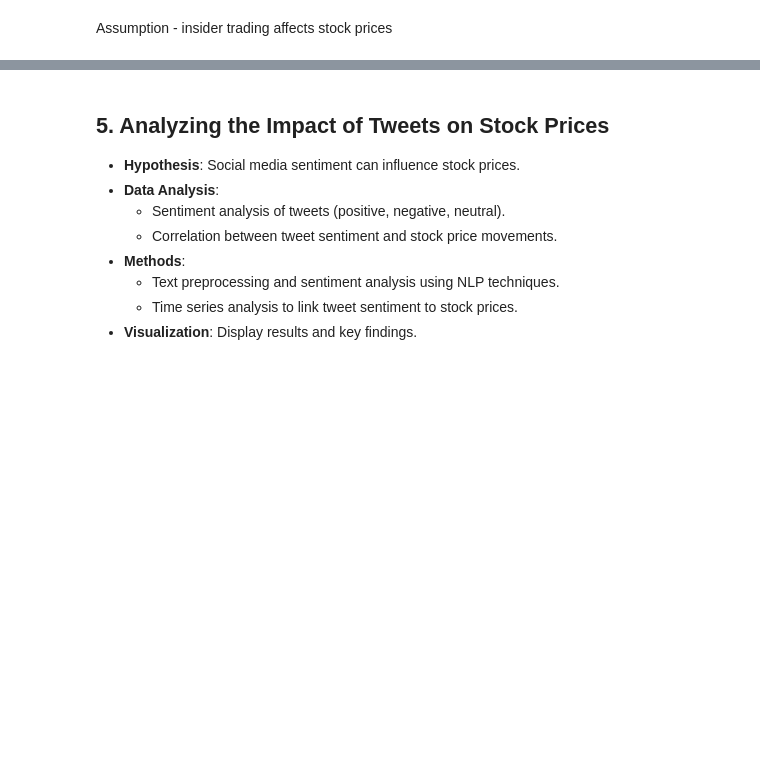
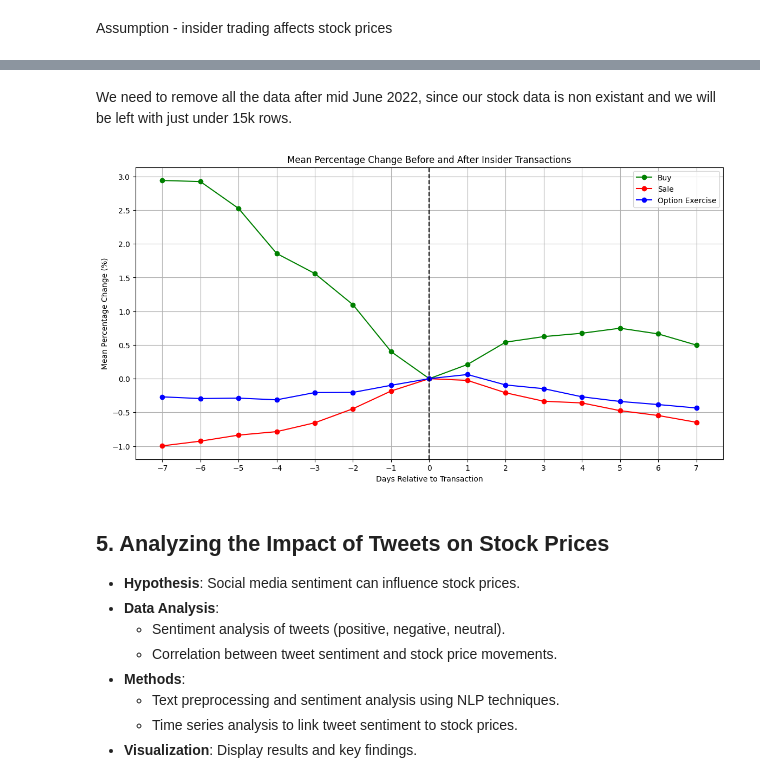
Before and after one commit to thunder913/Data-Science, a Jupyter notebook: stock_analysis.ipynb, the cells around one changed output, grey strips where cells are left out. Drawn from its saved outputs; the diff is of its cells as text; code cells hidden in the pictures; blank space fills up the shorter version.

```diff
--- a/stock_analysis.ipynb
+++ b/stock_analysis.ipynb
@@ -809,3 +731,71 @@ plt.show()
+# %% [markdown]
+We need to remove all the data after mid June 2022, since our stock data is non existant and we will be left with just under 15k rows.
+# %%
+insider_stock_data = insider_stock_data.drop(insider_stock_data[insider_stock_data.date >= '2022-06-15'].index)
+# %%
+insider_stock_data['current_date_price'] = insider_stock_data.date
+# %%
+for day in range(-1, event_window_start - 1, -1):
+    insider_stock_data = adjust_and_merge_dates(insider_stock_data, stock_data_tidy, day)
+
+for day in range(0, event_window_end + 1, 1):
+    insider_stock_data = adjust_and_merge_dates(insider_stock_data, stock_data_tidy, day)
+# %%
+insider_stock_data = calculate_percentage_changes(insider_stock_data, 'close')
+# %%
+import pandas as pd
+import matplotlib.pyplot as plt
+
+# Assuming `insider_stock_data` is your DataFrame
+
+# Step 1: Filter data by transaction type
+buy_data = insider_stock_data[insider_stock_data['transaction'] == 'Buy']
+sale_data = insider_stock_data[insider_stock_data['transaction'] == 'Sale']
+option_exercise_data = insider_stock_data[insider_stock_data['transaction'] == 'Option Exercise']
+
+# Step 2: Calculate mean percentage change for each day before and after the transaction (1 to 7 days)
+days = list(range(-7, 8))  # -7 to +7 days
+
+# Calculate means for Buy transactions
+buy_means_before = [buy_data[f'change_{abs(day)}_days_before'].mean() for day in range(7, 0, -1)]
+buy_means_after = [buy_data[f'change_{day}_days_after'].mean() for day in range(1, 8)]
+buy_means = buy_means_before + [0] + buy_means_after  # Combine before, 0, and after
+
+# Calculate means for Sale transactions
+sale_means_before = [sale_data[f'change_{abs(day)}_days_before'].mean() for day in range(7, 0, -1)]
+sale_means_after = [sale_data[f'change_{day}_days_after'].mean() for day in range(1, 8)]
+sale_means = sale_means_before + [0] + sale_means_after
+
+# Calculate means for Option Exercise transactions
+option_exercise_means_before = [option_exercise_data[f'change_{abs(day)}_days_before'].mean() for day in range(7, 0, -1)]
+option_exercise_means_after = [option_exercise_data[f'change_{day}_days_after'].mean() for day in range(1, 8)]
+option_exercise_means = option_exercise_means_before + [0] + option_exercise_means_after
+
+# Step 3: Plot the data
+plt.figure(figsize=(14, 7))
+
+# Plot for 'Buy' transactions
+plt.plot(days, buy_means, marker='o', linestyle='-', color='green', label='Buy')
+
+# Plot for 'Sale' transactions
+plt.plot(days, sale_means, marker='o', linestyle='-', color='red', label='Sale')
+
+# Plot for 'Option Exercise' transactions
+plt.plot(days, option_exercise_means, marker='o', linestyle='-', color='blue', label='Option Exercise')
+
+# Customize the plot
+plt.title('Mean Percentage Change Before and After Insider Transactions')
+plt.xlabel('Days Relative to Transaction')
+plt.ylabel('Mean Percentage Change (%)')
+plt.xticks(days)
+plt.axvline(0, color='black', linestyle='--')  # Vertical line at the transaction day (day 0)
+plt.legend()
+plt.grid(True)
+
+# Show the plot
+plt.show()
+# %% [output]
+[figure, added]
 # %% [markdown]
 ## 5. Analyzing the Impact of Tweets on Stock Prices
 - **Hypothesis**: Social media sentiment can influence stock prices.
```
Also changed, not shown: parts of 32 cells of this notebook.
